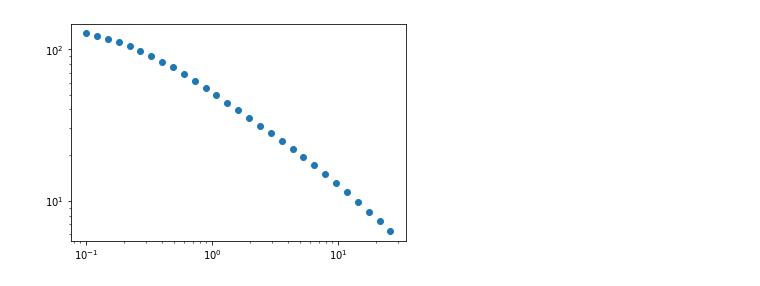
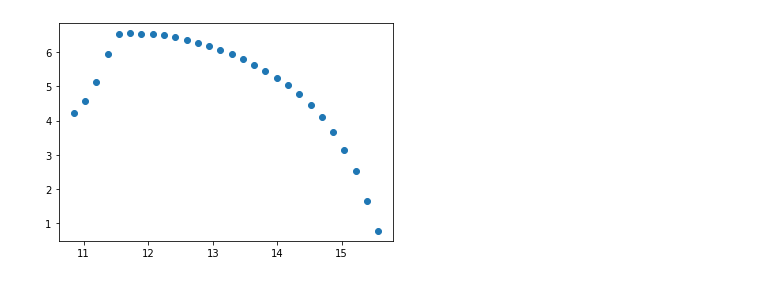
Before and after one commit to abhishek-jana/HODProject, a Jupyter notebook: two point correlation.ipynb, the cells around one changed output. Drawn from its saved outputs; the diff is of its cells as text; code cells hidden in the pictures.

```diff
--- a/two point correlation.ipynb
+++ b/two point correlation.ipynb
@@ -5,5 +6,7 @@ from halotools.mock_observables import wp
 # %%
-fin = load('/home/ajana/mockHOD/galaxies_0000.npy')
+fin_cen = load('/home/ajana/mockHOD/central/galaxies_0000.npy')
+# %%
+fin_sat = load('/home/ajana/mockHOD/satellite/galaxies_0000.npy')
 # %%
 bins = logspace(-1,1.5,30)
 L = 2500.
@@ -68,0 +124,6 @@ corr = wp(sample1 = f[a], rp_bins = bins,do_auto=False,do_cross=False, pi_max =
+# %%
+range = np.logspace(np.log10(fin_cen[:,3].min()),np.log10(fin_cen[:,3].max()),30)
+c,bins = np.histogram(fin_cen[:,3],range)
+# %%
+#range = np.logspace(np.log10(fin[:,3].min()),np.log10(fin[:,3].max()),30)
+sat,bins = np.histogram(fin_sat[:,3],range)
@@ -69,5 +154,5 @@ corr = wp(sample1 = f[a], rp_bins = bins,do_auto=False,do_cross=False, pi_max =
 # %%
-plt.loglog(bins[:-1],corr,'o')
+plt.plot(np.log10(bins[:-1]),np.log10(c),'o')
 plt.show()
 # %% [output]
-[figure, old version]
+[figure, new version]
```
Also changed, not shown: parts of 52 cells of this notebook, 13 other files.
